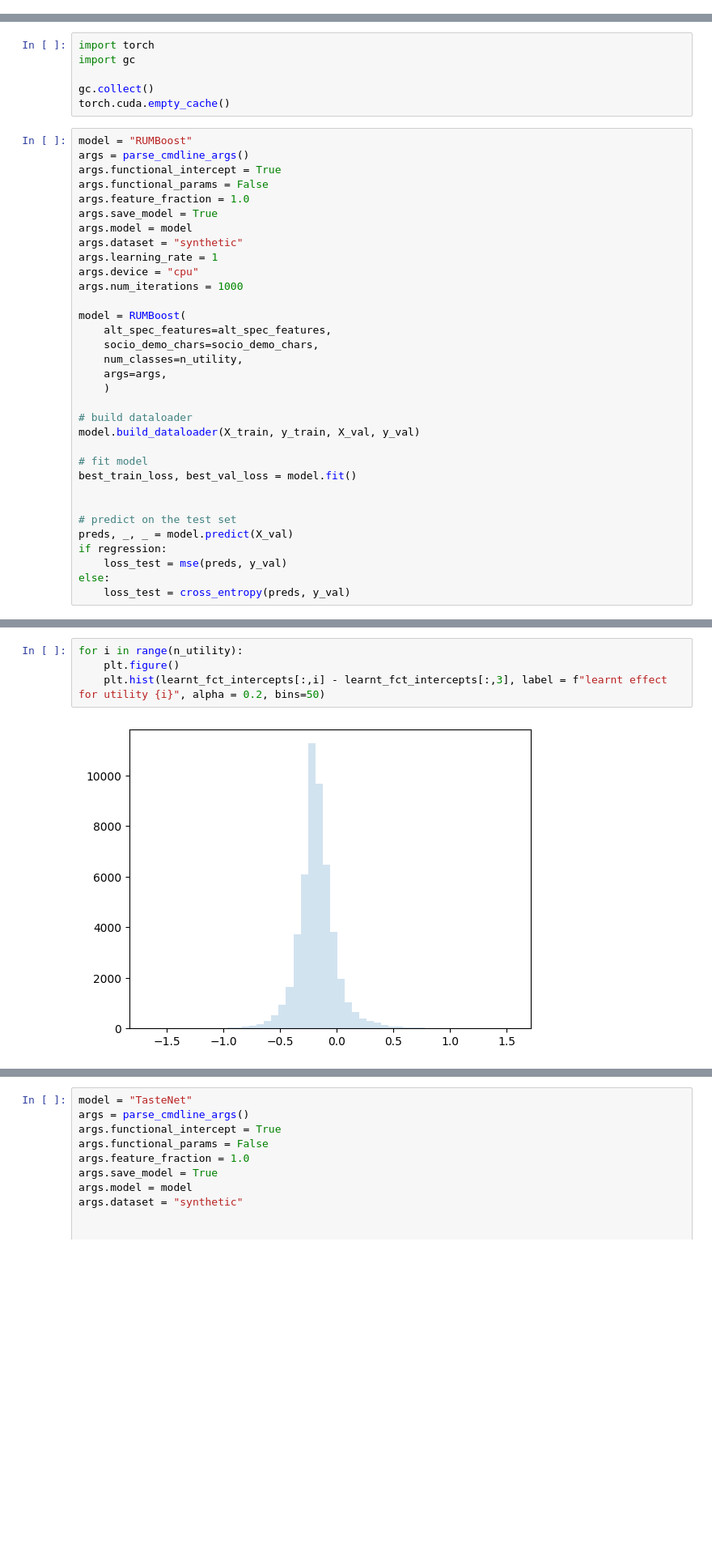
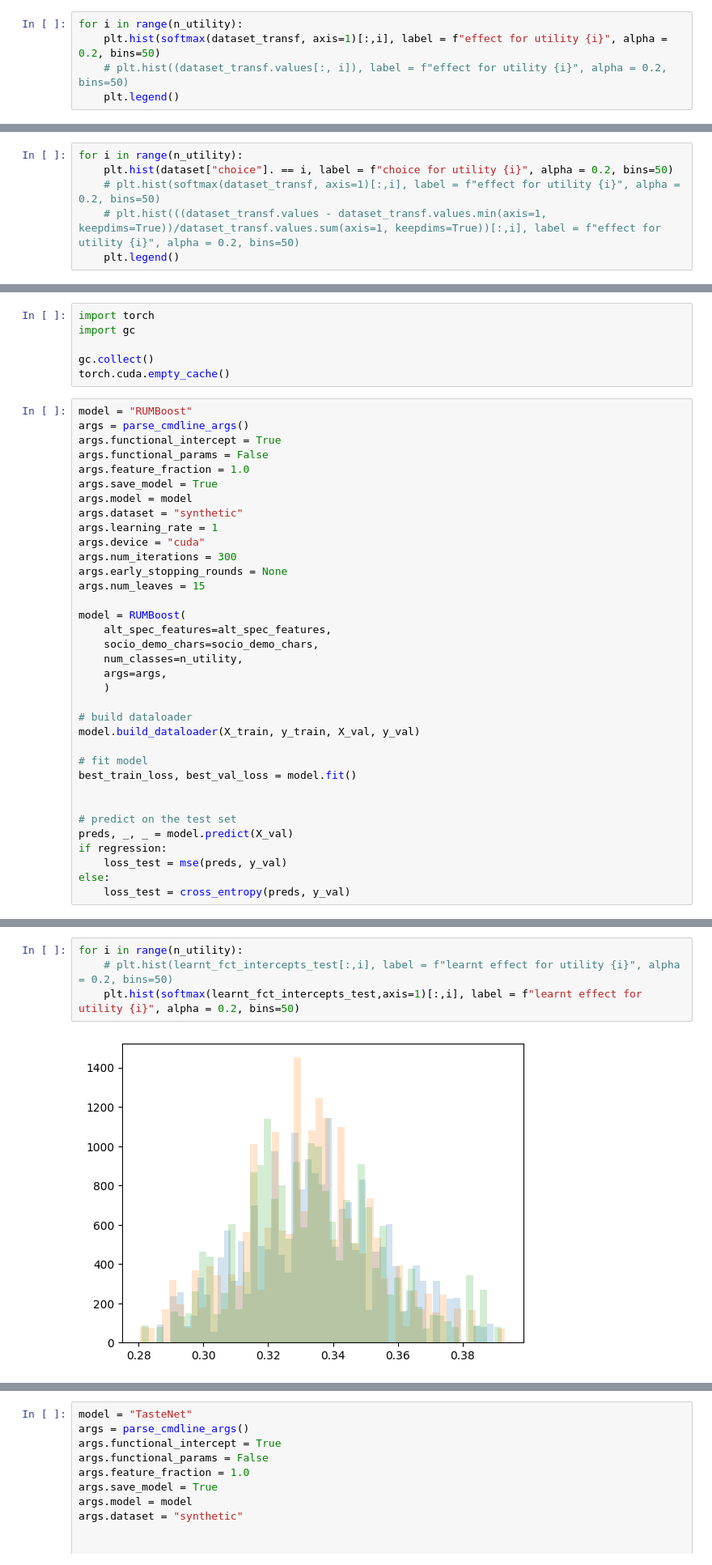
Before and after one commit to big-ucl/functional-effects-model, a Jupyter notebook: src/simple_reproducible_example.ipynb, the cells around one changed output, grey strips where cells are left out. Shown at 81% size. Cells and saved outputs as stored; diff of their text form; blank space fills up the shorter version.

```diff
--- a/src/simple_reproducible_example.ipynb
+++ b/src/simple_reproducible_example.ipynb
@@ -182,0 +244,5 @@ dataset.describe()
+# %%
+for i in range(n_utility):
+    plt.hist(softmax(dataset_transf, axis=1)[:,i], label = f"effect for utility {i}", alpha = 0.2, bins=50)
+    # plt.hist((dataset_transf.values[:, i]), label = f"effect for utility {i}", alpha = 0.2, bins=50)
+    plt.legend()
@@ -182,0 +251,6 @@ dataset.describe()
+# %%
+for i in range(n_utility):
+    plt.hist(dataset["choice"]. == i, label = f"choice for utility {i}", alpha = 0.2, bins=50)
+    # plt.hist(softmax(dataset_transf, axis=1)[:,i], label = f"effect for utility {i}", alpha = 0.2, bins=50)
+    # plt.hist(((dataset_transf.values - dataset_transf.values.min(axis=1, keepdims=True))/dataset_transf.values.sum(axis=1, keepdims=True))[:,i], label = f"effect for utility {i}", alpha = 0.2, bins=50)
+    plt.legend()
@@ -208,8 +287,10 @@ args.save_model = True
 args.model = model
 args.dataset = "synthetic"
 args.learning_rate = 1
-args.device = "cpu"
-args.num_iterations = 1000
+args.device = "cuda"
+args.num_iterations = 300
+args.early_stopping_rounds = None
+args.num_leaves = 15
 
 model = RUMBoost(
     alt_spec_features=alt_spec_features,
@@ -268,6 +371,6 @@ Test Loss: 1.3697179458678583
 # %%
 for i in range(n_utility):
-    plt.figure()
-    plt.hist(learnt_fct_intercepts[:,i] - learnt_fct_intercepts[:,3], label = f"learnt effect for utility {i}", alpha = 0.2, bins=50)
+    # plt.hist(learnt_fct_intercepts_test[:,i], label = f"learnt effect for utility {i}", alpha = 0.2, bins=50)
+    plt.hist(softmax(learnt_fct_intercepts_test,axis=1)[:,i], label = f"learnt effect for utility {i}", alpha = 0.2, bins=50)
 # %% [output]
-[figure, old version]
+[figure, new version]
```
Also changed, not shown: parts of 12 cells of this notebook.
